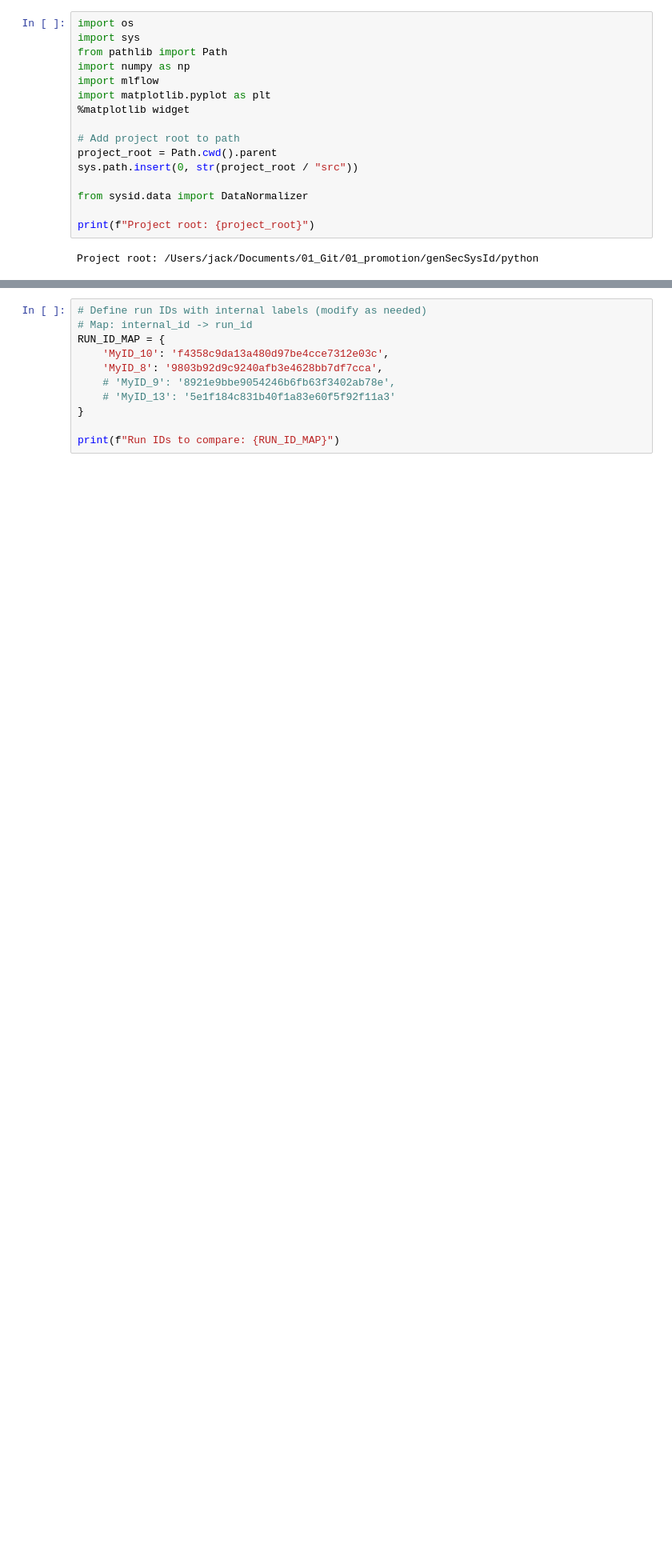
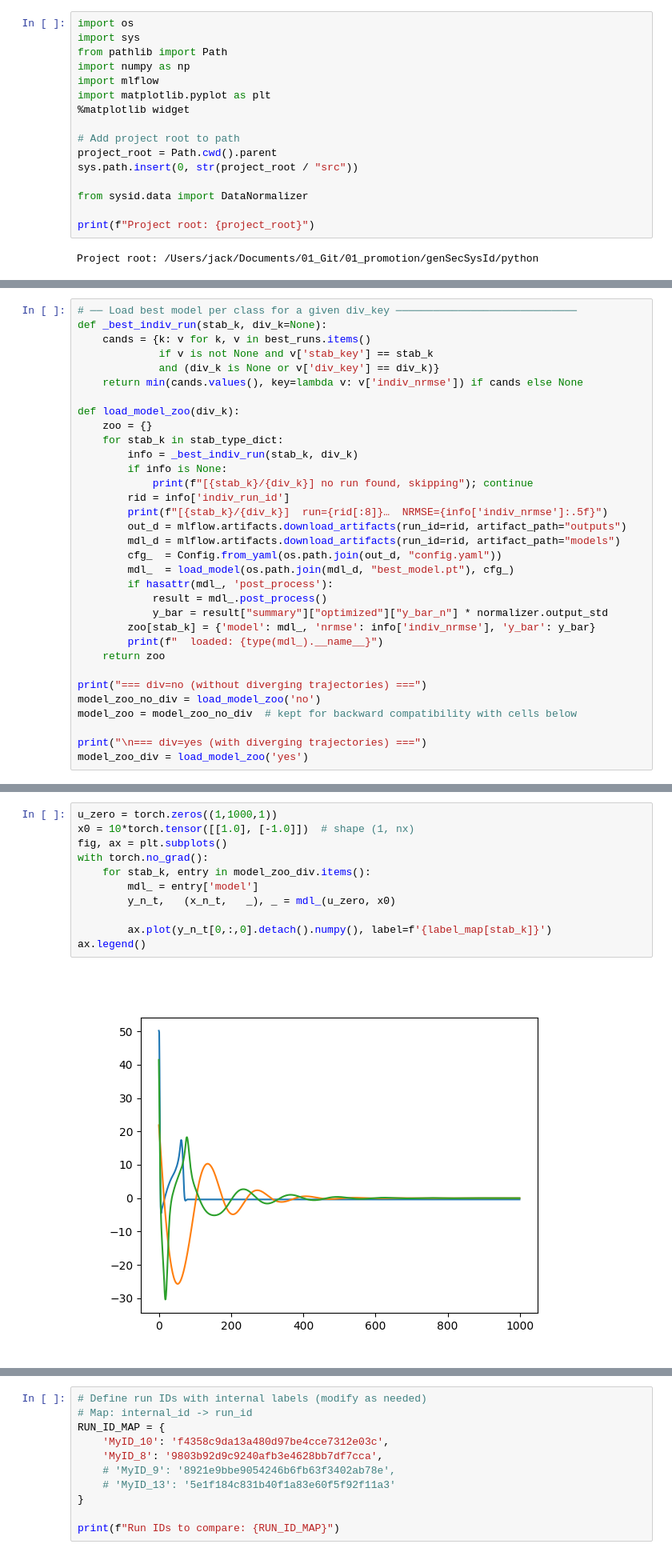
Before and after one commit to Dany-L/genSecSysId, a Jupyter notebook: python/notebooks/compare_run_ids.ipynb, the cells around one changed output, grey strips where cells are left out. Shown at 80% size. Drawn from its saved outputs; the diff is of its cells as text; blank space fills up the shorter version.

```diff
--- a/python/notebooks/compare_run_ids.ipynb
+++ b/python/notebooks/compare_run_ids.ipynb
@@ -25,0 +649,33 @@ MLflow tracking URI: file:///Users/jack/Documents/01_Git/01_promotion/genSecSysI
+# %%
+# ── Load best model per class for a given div_key ─────────────────────────────
+def _best_indiv_run(stab_k, div_k=None):
+    cands = {k: v for k, v in best_runs.items()
+             if v is not None and v['stab_key'] == stab_k
+             and (div_k is None or v['div_key'] == div_k)}
+    return min(cands.values(), key=lambda v: v['indiv_nrmse']) if cands else None
+
+def load_model_zoo(div_k):
+    zoo = {}
+    for stab_k in stab_type_dict:
+        info = _best_indiv_run(stab_k, div_k)
+        if info is None:
+            print(f"[{stab_k}/{div_k}] no run found, skipping"); continue
+        rid = info['indiv_run_id']
+        print(f"[{stab_k}/{div_k}]  run={rid[:8]}…  NRMSE={info['indiv_nrmse']:.5f}")
+        out_d = mlflow.artifacts.download_artifacts(run_id=rid, artifact_path="outputs")
+        mdl_d = mlflow.artifacts.download_artifacts(run_id=rid, artifact_path="models")
+        cfg_  = Config.from_yaml(os.path.join(out_d, "config.yaml"))
+        mdl_  = load_model(os.path.join(mdl_d, "best_model.pt"), cfg_)
+        if hasattr(mdl_, 'post_process'):
+            result = mdl_.post_process()
+            y_bar = result["summary"]["optimized"]["y_bar_n"] * normalizer.output_std
+        zoo[stab_k] = {'model': mdl_, 'nrmse': info['indiv_nrmse'], 'y_bar': y_bar}
+        print(f"  loaded: {type(mdl_).__name__}")
+    return zoo
+
+print("=== div=no (without diverging trajectories) ===")
+model_zoo_no_div = load_model_zoo('no')
+model_zoo = model_zoo_no_div  # kept for backward compatibility with cells below
+
+print("\n=== div=yes (with diverging trajectories) ===")
+model_zoo_div = load_model_zoo('yes')
@@ -25,0 +928,13 @@ MLflow tracking URI: file:///Users/jack/Documents/01_Git/01_promotion/genSecSysI
+# %%
+u_zero = torch.zeros((1,1000,1))
+x0 = 10*torch.tensor([[1.0], [-1.0]])  # shape (1, nx)
+fig, ax = plt.subplots()
+with torch.no_grad():
+    for stab_k, entry in model_zoo_div.items():
+        mdl_ = entry['model']
+        y_n_t,   (x_n_t,   _), _ = mdl_(u_zero, x0)
+
+        ax.plot(y_n_t[0,:,0].detach().numpy(), label=f'{label_map[stab_k]}')
+ax.legend()
+# %% [output]
+[figure, added]
```
Also changed, not shown: parts of 21 cells of this notebook, 6 other files.
